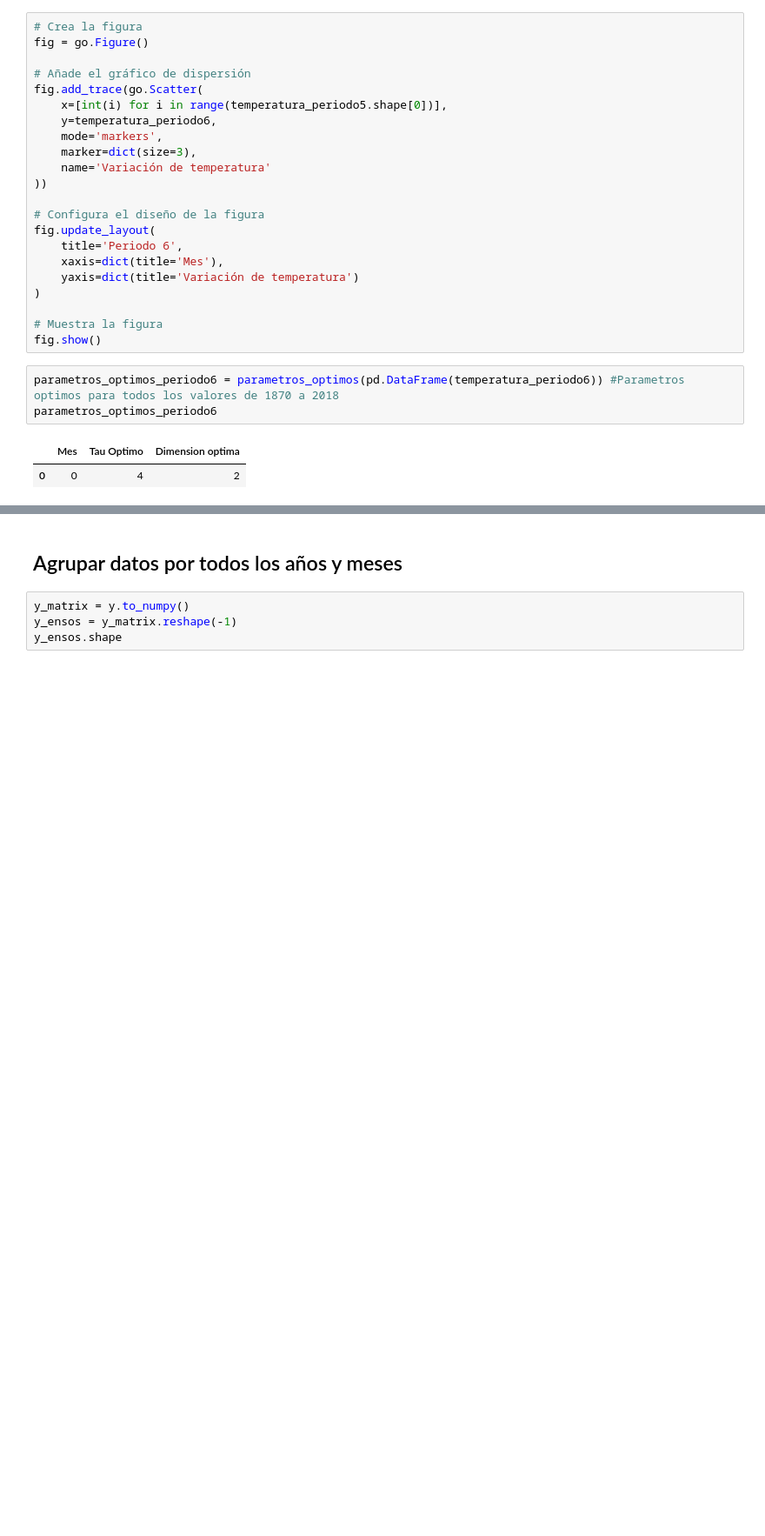
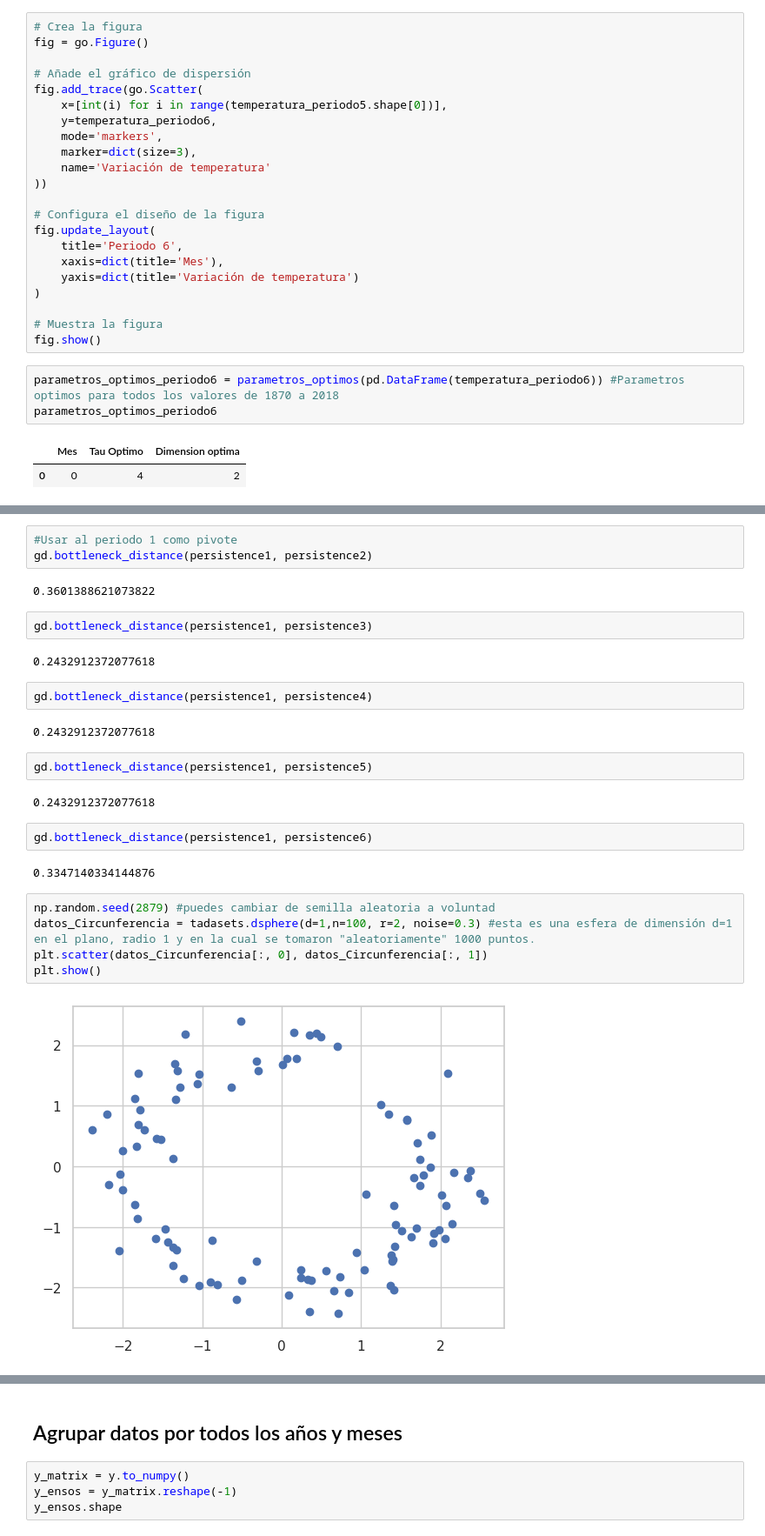
Before and after one commit to CastroMaster10/ENSO-Persistence-analysis, a Jupyter notebook: main.ipynb, the cells around one changed output, grey strips where cells are left out. Shown at 87% size. Drawn from its saved outputs; the diff is of its cells as text; blank space fills up the shorter version.

Commit message:
Distancia de bottleneck de periodos

```diff
--- a/main.ipynb
+++ b/main.ipynb
@@ -738,0 +779,28 @@ plt.show()
+# %%
+#Usar al periodo 1 como pivote
+gd.bottleneck_distance(persistence1, persistence2)
+# %% [output]
+0.3601388621073822
+# %%
+gd.bottleneck_distance(persistence1, persistence3)
+# %% [output]
+0.2432912372077618
+# %%
+gd.bottleneck_distance(persistence1, persistence4)
+# %% [output]
+0.2432912372077618
+# %%
+gd.bottleneck_distance(persistence1, persistence5)
+# %% [output]
+0.2432912372077618
+# %%
+gd.bottleneck_distance(persistence1, persistence6)
+# %% [output]
+0.3347140334144876
+# %%
+np.random.seed(2879) #puedes cambiar de semilla aleatoria a voluntad
+datos_Circunferencia = tadasets.dsphere(d=1,n=100, r=2, noise=0.3) #esta es una esfera de dimensión d=1 en el plano, radio 1 y en la cual se tomaron "aleatoriamente" 1000 puntos.
+plt.scatter(datos_Circunferencia[:, 0], datos_Circunferencia[:, 1])
+plt.show()
+# %% [output]
+[figure, added]
```
Also changed, not shown: parts of 18 cells of this notebook, 5 other files.
